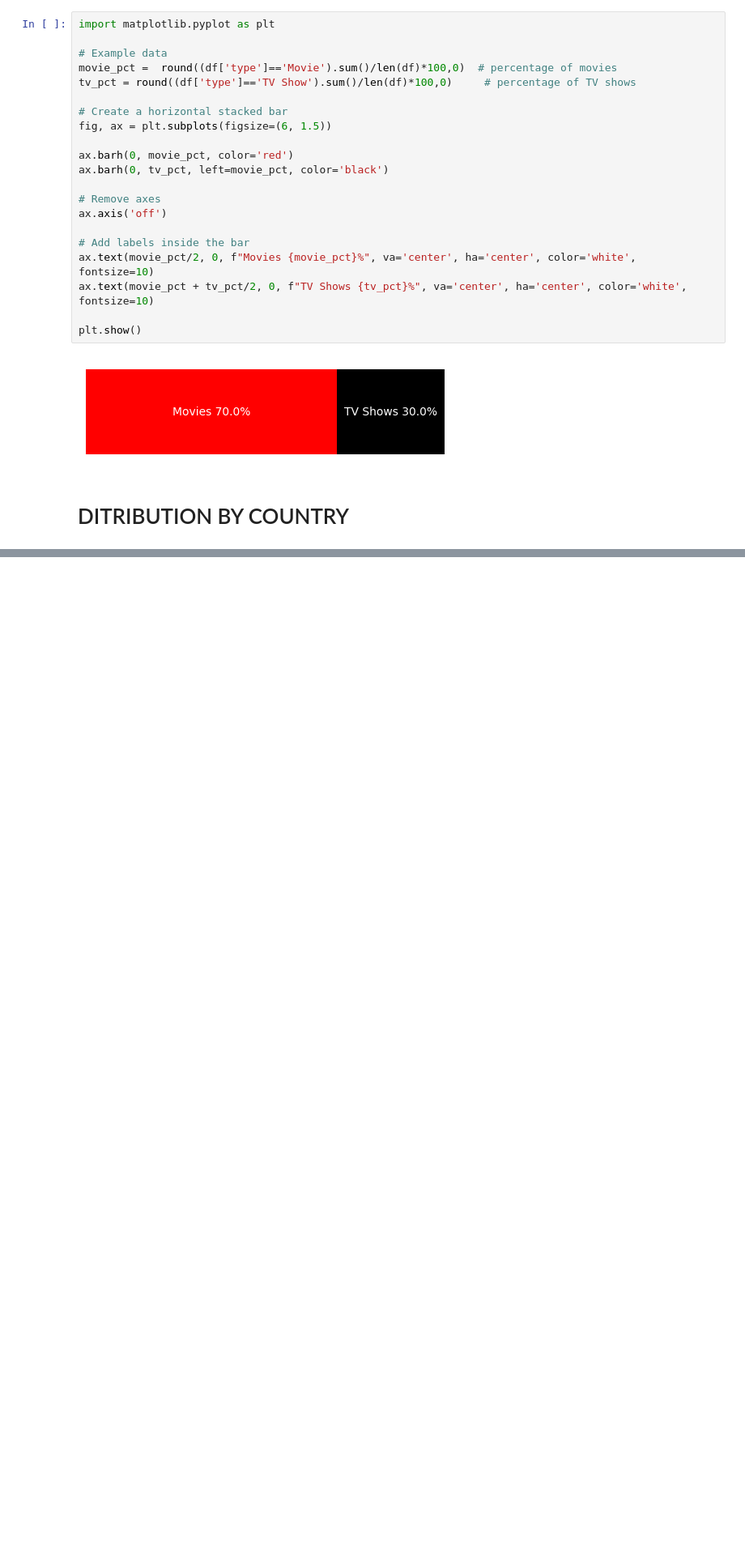
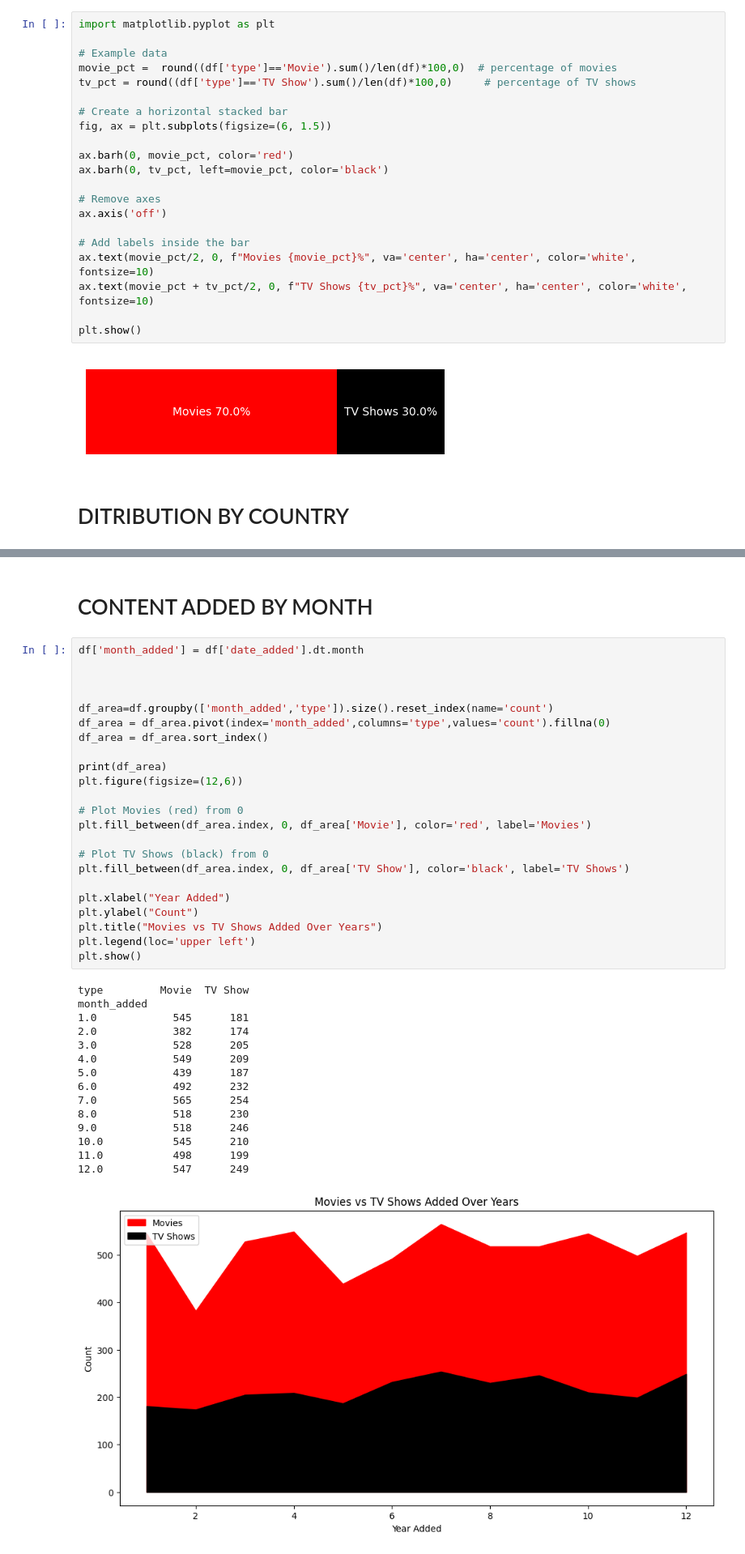
Before and after one commit to chandru-G9/EDA---Netflix-Data, a Jupyter notebook: eda-netflix-data.ipynb, the cells around one changed output, grey strips where cells are left out. Shown: that part at 81% size. Cells and saved outputs as stored; diff of their text form; blank space fills up the shorter version.

```diff
--- a/eda-netflix-data.ipynb
+++ b/eda-netflix-data.ipynb
@@ -142,0 +218,41 @@ plt.show()
+# %% [markdown]
+# CONTENT ADDED BY MONTH
+# %%
+df['month_added'] = df['date_added'].dt.month
+
+
+
+df_area=df.groupby(['month_added','type']).size().reset_index(name='count')
+df_area = df_area.pivot(index='month_added',columns='type',values='count').fillna(0)
+df_area = df_area.sort_index()
+
+print(df_area)
+plt.figure(figsize=(12,6))
+
+# Plot Movies (red) from 0
+plt.fill_between(df_area.index, 0, df_area['Movie'], color='red', label='Movies')
+
+# Plot TV Shows (black) from 0
+plt.fill_between(df_area.index, 0, df_area['TV Show'], color='black', label='TV Shows')
+
+plt.xlabel("Year Added")
+plt.ylabel("Count")
+plt.title("Movies vs TV Shows Added Over Years")
+plt.legend(loc='upper left')
+plt.show()
+# %% [output]
+type         Movie  TV Show
+month_added
+1.0            545      181
+2.0            382      174
+3.0            528      205
+4.0            549      209
+5.0            439      187
+6.0            492      232
+7.0            565      254
+8.0            518      230
+9.0            518      246
+10.0           545      210
+11.0           498      199
+12.0           547      249
+[figure, added]
```
Also changed, not shown: parts of 7 cells of this notebook.
